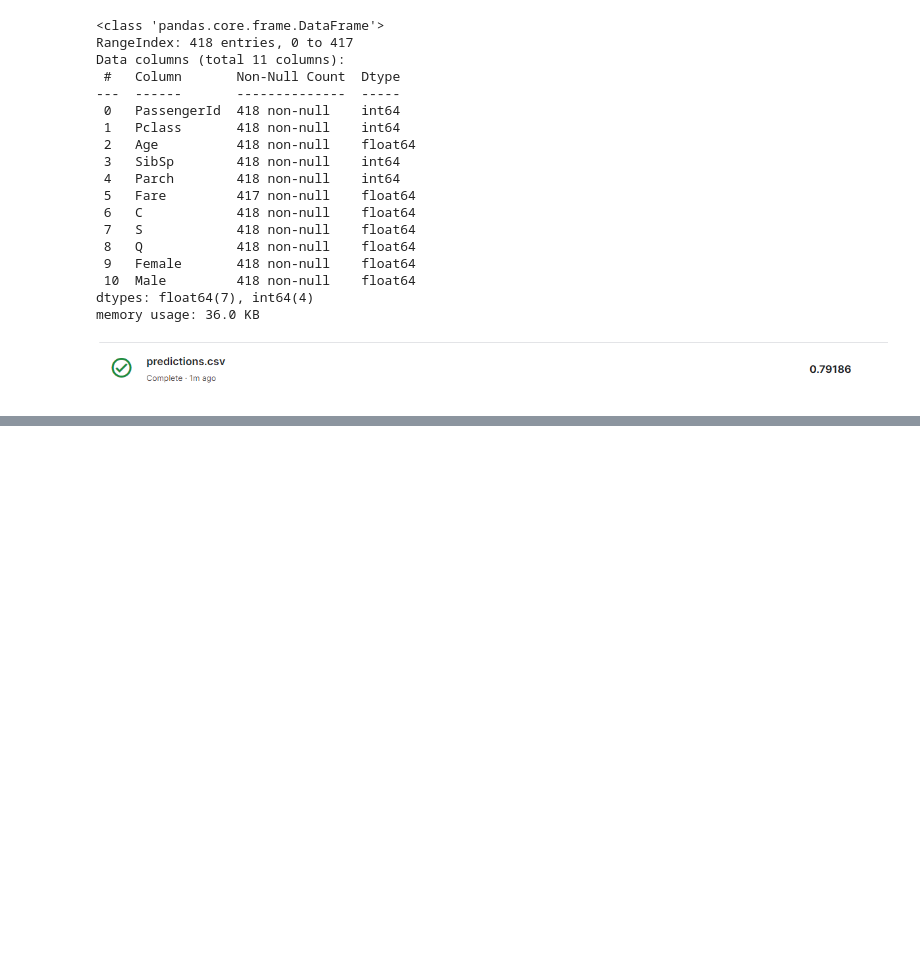
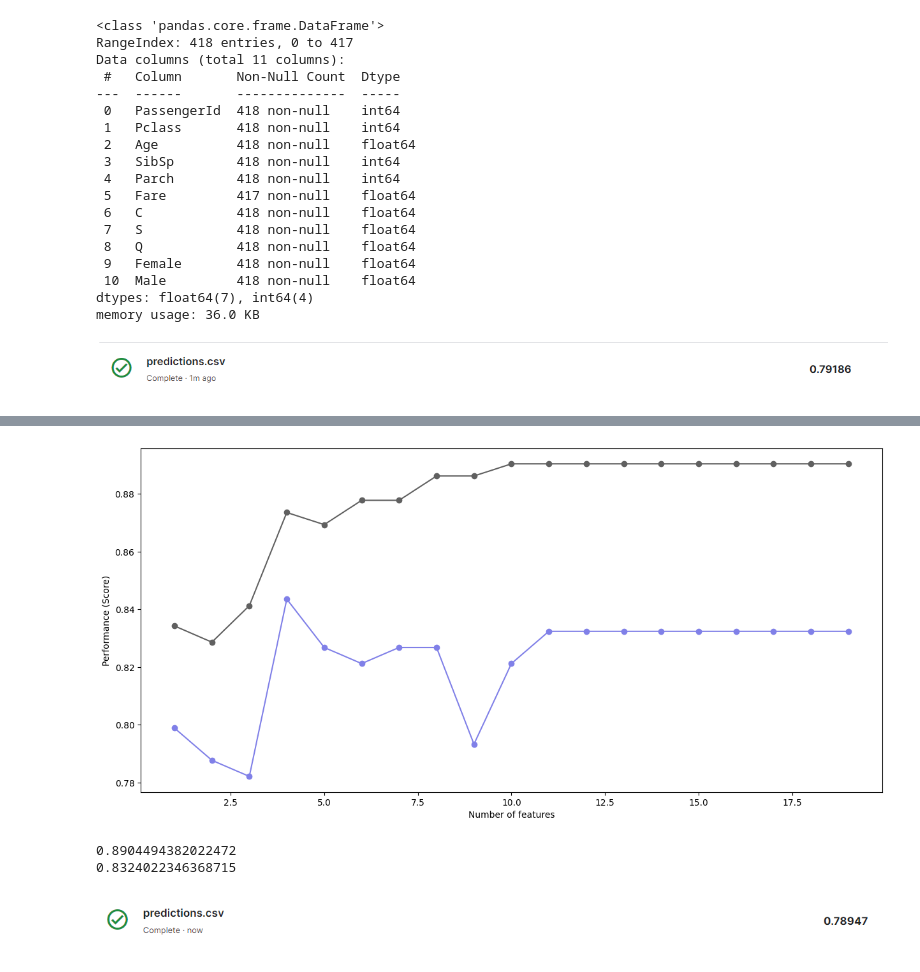
Before and after one commit to MeetMRP/ML-leraning, a Jupyter notebook: Titanic Survival Prediction/Titanic_Survival_Prediction.ipynb, the cells around one changed output, grey strips where cells are left out. Saved outputs shown, nothing was run; the diff lists cells and outputs as text; code cells hidden in the pictures; blank space fills up the shorter version.

```diff
--- a/Titanic Survival Prediction/Titanic_Survival_Prediction.ipynb
+++ b/Titanic Survival Prediction/Titanic_Survival_Prediction.ipynb
@@ -347,0 +465,12 @@ final_df.to_csv('predictions.csv', index=False)
+# %%
+# Changing max_features
+max_leaf_nodes = 26
+
+train_accuracy = []
+test_accuracy = []
+for depth in range(1, 20):
+    dt_model = DecisionTreeClassifier(
+        max_depth=max_depth, max_leaf_nodes=max_leaf_nodes, max_features=depth,random_state=156)
+    dt_model.fit(X_data, Y_data)
+    train_accuracy.append(dt_model.score(X_data, Y_data))
+    test_accuracy.append(dt_model.score(X_data_test, Y_data_test))
@@ -347,0 +483,17 @@ final_df.to_csv('predictions.csv', index=False)
+# %%
+score_df = pd.DataFrame({'max_depth':range(1, 20), 'train_acc': train_accuracy, 'test_acc': test_accuracy})
+
+plt.figure(figsize = (15,7))
+plt.plot(score_df['max_depth'], score_df['train_acc'], marker = 'o', color = '#606060')
+plt.plot(score_df['max_depth'], score_df['test_acc'], marker = 'o', color = '#8080e8')
+plt.xlabel('Number of features')
+plt.ylabel('Performance (Score)')
+plt.show()
+# %% [output]
+[figure, added]
+# %%
+print(dt_model.score(X_data, Y_data))
+print(dt_model.score(X_data_test, Y_data_test))
+# %% [output]
+0.8904494382022472
+0.8324022346368715
@@ -347,0 +506,2 @@ final_df.to_csv('predictions.csv', index=False)
+# %% [markdown]
+![image.png](attachment:image.png)
```
Also changed, not shown: parts of 24 cells of this notebook, 1 other file.
